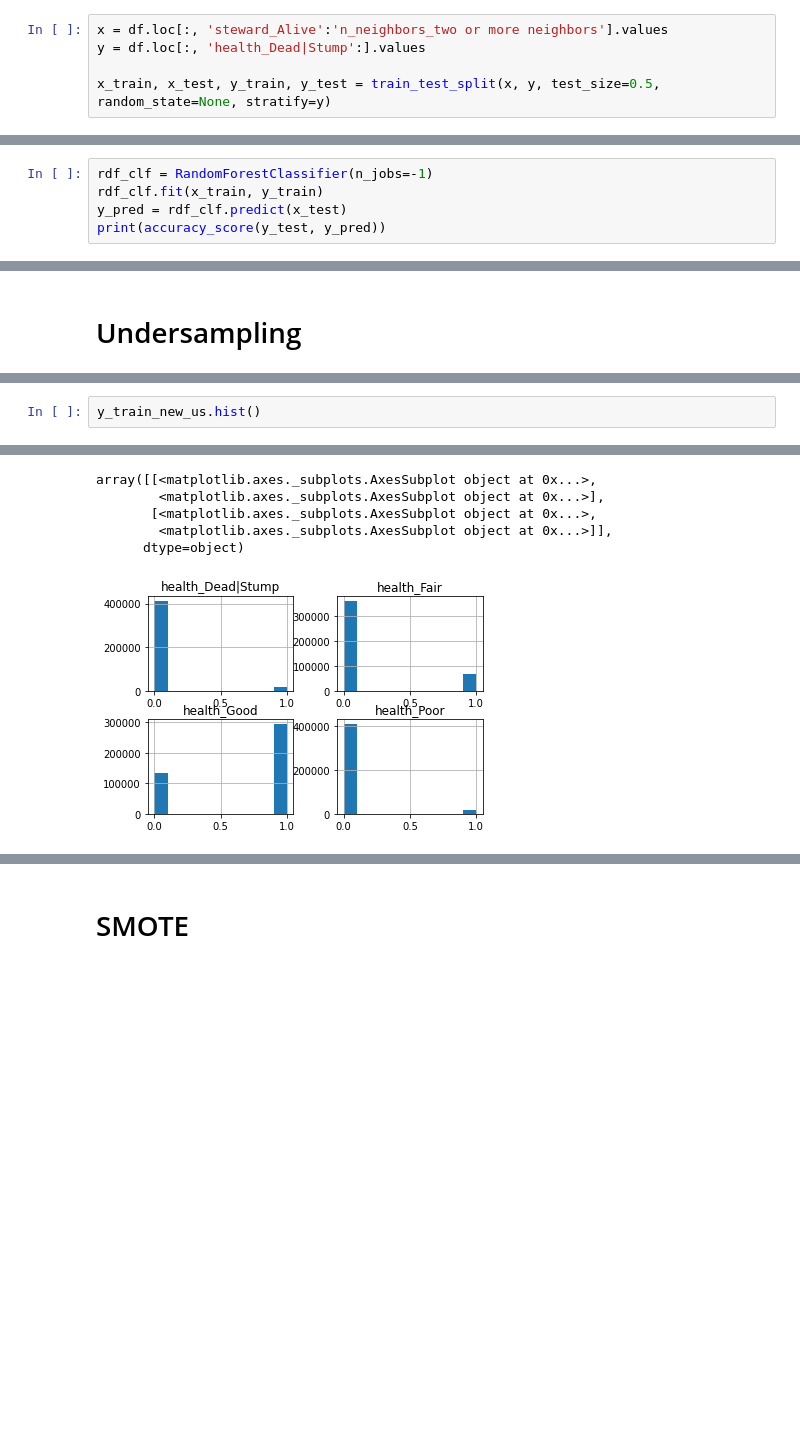
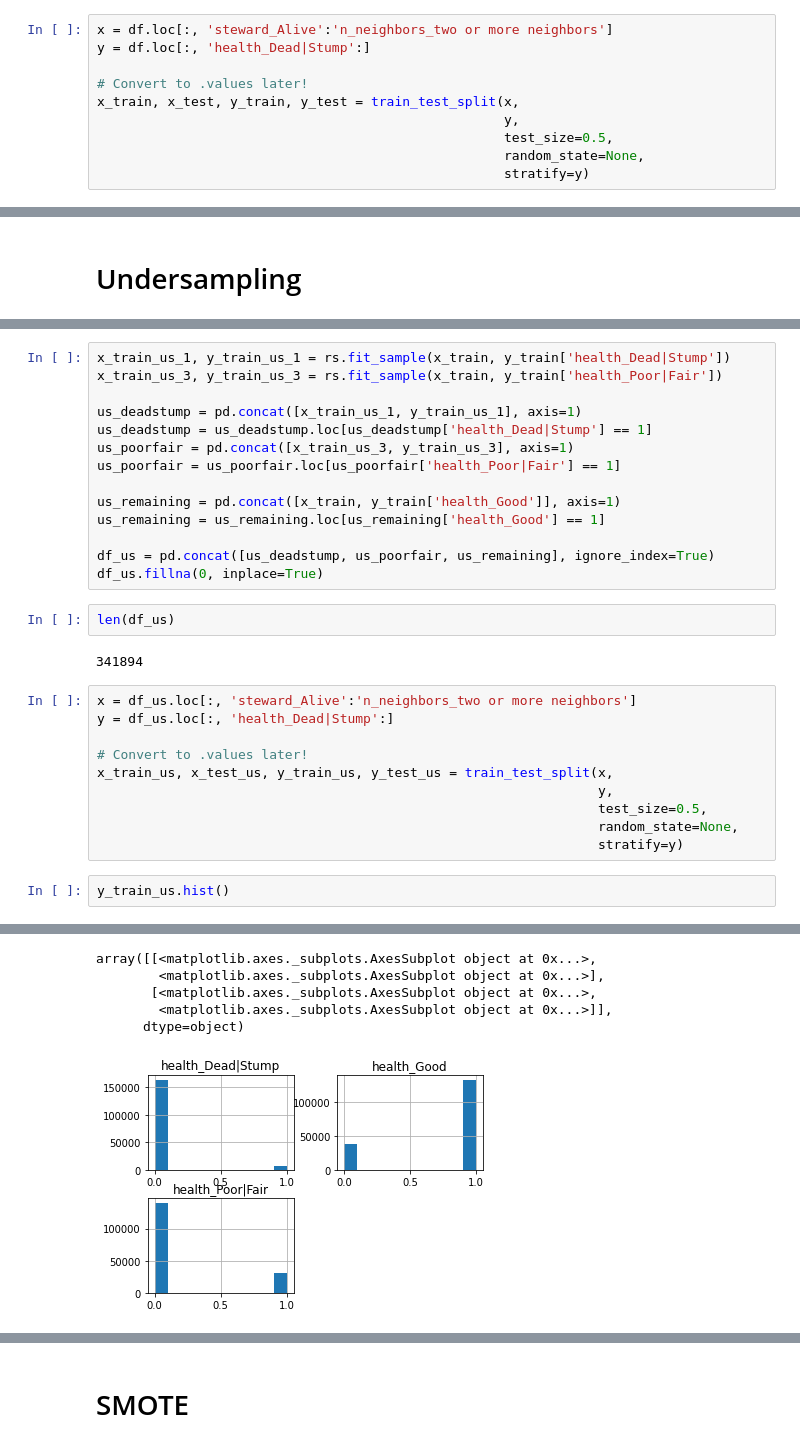
Before and after one commit to lezneklihp/dsend_project_4, a Jupyter notebook: modeling_trees.ipynb, the cells around one changed output, grey strips where cells are left out. Cells and saved outputs as stored; diff of their text form; blank space fills up the shorter version.

```diff
--- a/modeling_trees.ipynb
+++ b/modeling_trees.ipynb
@@ -28,7 +31,12 @@ poor_3 = poor.copy()
 good = df.loc[df.health_Good == 1].copy()
 df = pd.concat([df, poor, fair], ignore_index=True)
 # %%
-x = df.loc[:, 'steward_Alive':'n_neighbors_two or more neighbors'].values
-y = df.loc[:, 'health_Dead|Stump':].values
+x = df.loc[:, 'steward_Alive':'n_neighbors_two or more neighbors']
+y = df.loc[:, 'health_Dead|Stump':]
 
-x_train, x_test, y_train, y_test = train_test_split(x, y, test_size=0.5, random_state=None, stratify=y)
+# Convert to .values later!
+x_train, x_test, y_train, y_test = train_test_split(x,
+                                                    y,
+                                                    test_size=0.5,
+                                                    random_state=None,
+                                                    stratify=y)
@@ -51,8 +68,3 @@ class_weight_manip = [{0:target_first_class, 1:1-target_first_class},
 
 print(class_weight_orig)
 print(class_weight_manip)
-# %%
-rdf_clf = RandomForestClassifier(n_jobs=-1)
-rdf_clf.fit(x_train, y_train)
-y_pred = rdf_clf.predict(x_test)
-print(accuracy_score(y_test, y_pred))
@@ -169,17 +75,45 @@ x_train_new_us, x_test_new_us, y_train_new_us, y_test_new_us = train_test_split(
+# %%
+x_train_us_1, y_train_us_1 = rs.fit_sample(x_train, y_train['health_Dead|Stump'])
+x_train_us_3, y_train_us_3 = rs.fit_sample(x_train, y_train['health_Poor|Fair'])
+
+us_deadstump = pd.concat([x_train_us_1, y_train_us_1], axis=1)
+us_deadstump = us_deadstump.loc[us_deadstump['health_Dead|Stump'] == 1]
+us_poorfair = pd.concat([x_train_us_3, y_train_us_3], axis=1)
+us_poorfair = us_poorfair.loc[us_poorfair['health_Poor|Fair'] == 1]
+
+us_remaining = pd.concat([x_train, y_train['health_Good']], axis=1)
+us_remaining = us_remaining.loc[us_remaining['health_Good'] == 1]
+
+df_us = pd.concat([us_deadstump, us_poorfair, us_remaining], ignore_index=True)
+df_us.fillna(0, inplace=True)
+# %%
+len(df_us)
+# %% [output]
+341894
+# %%
+x = df_us.loc[:, 'steward_Alive':'n_neighbors_two or more neighbors']
+y = df_us.loc[:, 'health_Dead|Stump':]
+
+# Convert to .values later!
+x_train_us, x_test_us, y_train_us, y_test_us = train_test_split(x,
+                                                                y,
+                                                                test_size=0.5,
+                                                                random_state=None,
+                                                                stratify=y)
 # %%
-y_train_new_us.hist()
+y_train_us.hist()
 # %% [output]
 The rowNum attribute was deprecated in Matplotlib 3.2 and will be removed two minor releases later. Use ax.get_subplotspec().rowspan.start instead.
   layout[ax.rowNum, ax.colNum] = ax.get_visible()
 The colNum attribute was deprecated in Matplotlib 3.2 and will be removed two minor releases later. Use ax.get_subplotspec().colspan.start instead.
   layout[ax.rowNum, ax.colNum] = ax.get_visible()
 The rowNum attribute was deprecated in Matplotlib 3.2 and will be removed two minor releases later. Use ax.get_subplotspec().rowspan.start instead.
   if not layout[ax.rowNum + 1, ax.colNum]:
 The colNum attribute was deprecated in Matplotlib 3.2 and will be removed two minor releases later. Use ax.get_subplotspec().colspan.start instead.
   if not layout[ax.rowNum + 1, ax.colNum]:
 array([[<matplotlib.axes._subplots.AxesSubplot object at 0x...>,
         <matplotlib.axes._subplots.AxesSubplot object at 0x...>],
        [<matplotlib.axes._subplots.AxesSubplot object at 0x...>,
         <matplotlib.axes._subplots.AxesSubplot object at 0x...>]],
       dtype=object)
-[figure, old version]
+[figure, new version]
```
Also changed, not shown: parts of 67 cells of this notebook, 4 other files.
